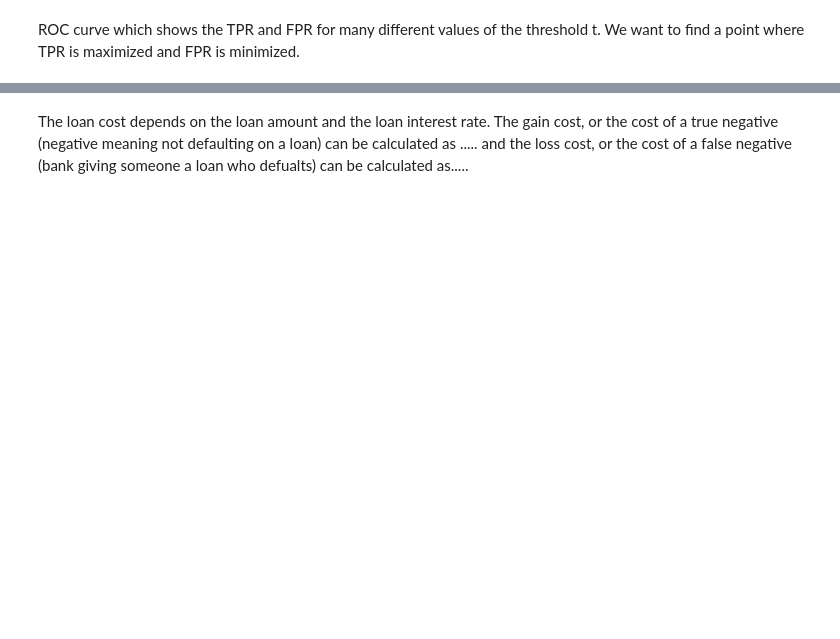
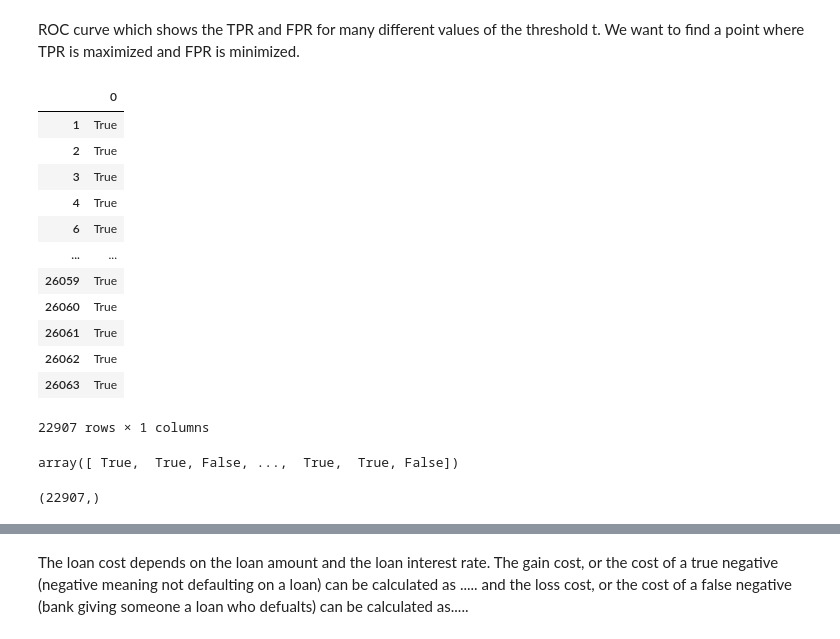
Before and after one commit to lfschweitzer/lfschweitzer.github.io, a Jupyter notebook: posts/post1/hw2.ipynb, the cells around one changed output, grey strips where cells are left out. Cells and saved outputs as stored; diff of their text form; code cells hidden in the pictures; blank space fills up the shorter version.

```diff
--- a/posts/post1/hw2.ipynb
+++ b/posts/post1/hw2.ipynb
@@ -95,4 +135,35 @@ s = linear_score(X_train, weights)
 # %% [markdown]
 ROC curve which shows the TPR and FPR for many different values of the threshold t. We want to find a point where TPR is maximized and FPR is minimized.
+# %%
+preds
+# %% [output]
+|  | 0 |
+| 1 | True |
+| 2 | True |
+| 3 | True |
+| 4 | True |
+| 6 | True |
+| ... | ... |
+| 26059 | True |
+| 26060 | True |
+| 26061 | True |
+| 26062 | True |
+| 26063 | True |
+22907 rows × 1 columns
+# %%
+((preds.reshape(-1) == 1) * (y_train == 0))
+# %% [output]
+array([ True,  True, False, ...,  True,  True, False])
+# %%
+i = 0
+t = T[i]
+preds    = s >= t
+FPR[i]   = ((preds== 1) * (y_train == 0)).sum() / (y_train == 0).sum()
+TPR[i]   = ((preds== 1) * (y_train == 1)).sum() / (y_train == 1).sum()
+
+preds.shape
+y_train.shape
+# %% [output]
+(22907,)
 # %%
 from matplotlib import pyplot as plt
```
Also changed, not shown: parts of 10 cells of this notebook.
